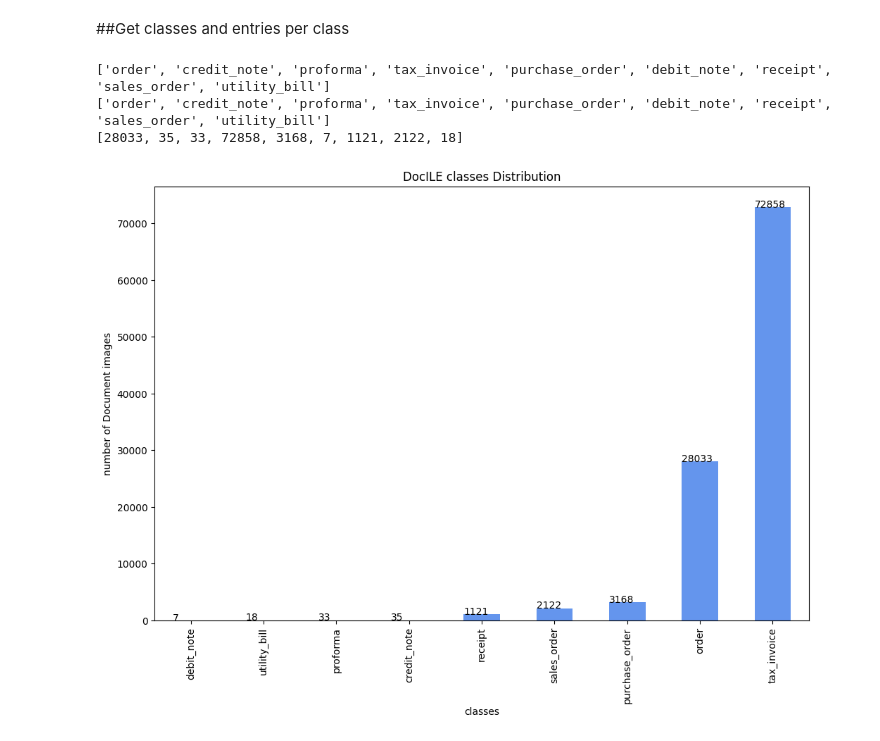
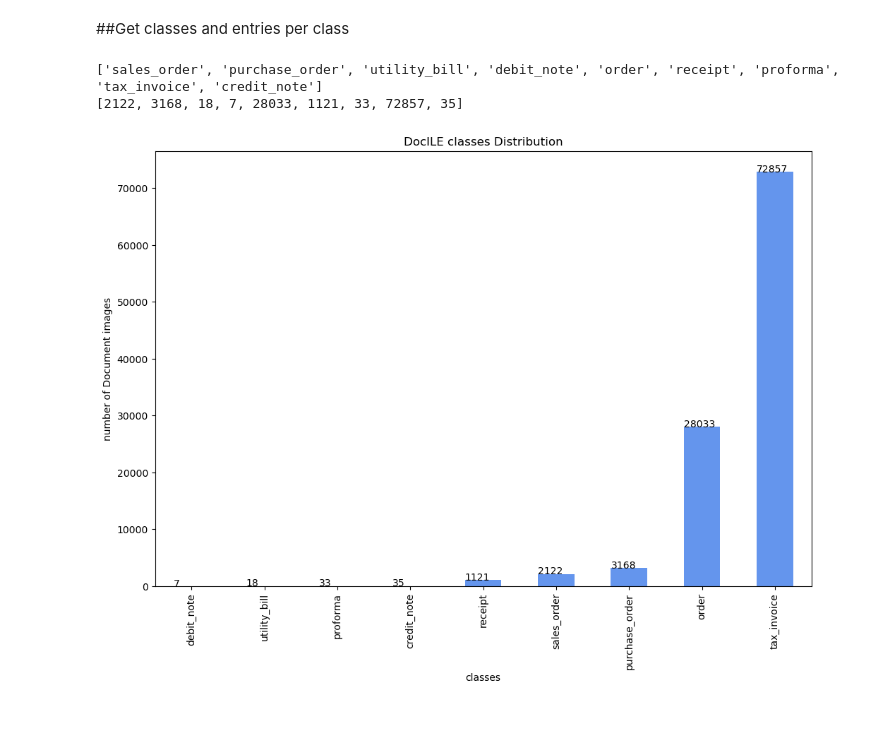
Before and after one commit to sn0lian/Sebastian-Strobel-Hauptprojekt, a Jupyter notebook: Datenvorbereitung/Data_analysis.ipynb, the cells around one changed output. Saved outputs shown, nothing was run; the diff lists cells and outputs as text; code cells hidden in the pictures.

```diff
--- a/Datenvorbereitung/Data_analysis.ipynb
+++ b/Datenvorbereitung/Data_analysis.ipynb
@@ -4,35 +4,35 @@
 import os
 import pandas as pd
 # %%
-d = '/Users/sep/Documents/HAW/Vorlesung/HP/Hauptprojekt/Daten_sorted.nosync/'
+d = '/home/sebastian/Documents/Hauptprojekt/Daten_sorted/'
 PATH = '../'
 
 classes = (os.listdir(d))
 #MacOS finds a hidden file ".DS_Store". This needs to be removed from the list to avoid a index error
-classes.remove('.DS_Store')
-print(classes)
+if '.DS_Store' in classes:
+    classes.remove('.DS_Store')
+#print(classes)
 
 paths = [os.path.join(d, o) for o in os.listdir(d)
                     if os.path.isdir(os.path.join(d,o))]
 
 nbEntries = []
 
 for i in range(len(classes)):
     nbEntries.append(len(os.listdir(paths[i])))
 
 #################################################
 
 print(classes)
 print(nbEntries)
 
 df = pd.DataFrame({'classes':classes, 'entries':nbEntries})
 ax = df.sort_values(by='entries', ascending=True).plot.bar(x='classes', y='entries', color='cornflowerblue',legend=False, figsize=(12,8))
 ax.set_title('DocILE classes Distribution')
 ax.set_ylabel("number of Document images")
 for p in ax.patches:
     ax.annotate(str(p.get_height()), xy=(p.get_x(), p.get_height()-30))
 # %% [output]
-['order', 'credit_note', 'proforma', 'tax_invoice', 'purchase_order', 'debit_note', 'receipt', 'sales_order', 'utility_bill']
-['order', 'credit_note', 'proforma', 'tax_invoice', 'purchase_order', 'debit_note', 'receipt', 'sales_order', 'utility_bill']
-[28033, 35, 33, 72858, 3168, 7, 1121, 2122, 18]
+['sales_order', 'purchase_order', 'utility_bill', 'debit_note', 'order', 'receipt', 'proforma', 'tax_invoice', 'credit_note']
+[2122, 3168, 18, 7, 28033, 1121, 33, 72857, 35]
-[figure, old version]
+[figure, new version]
```
Also changed, not shown: 8 other files.
